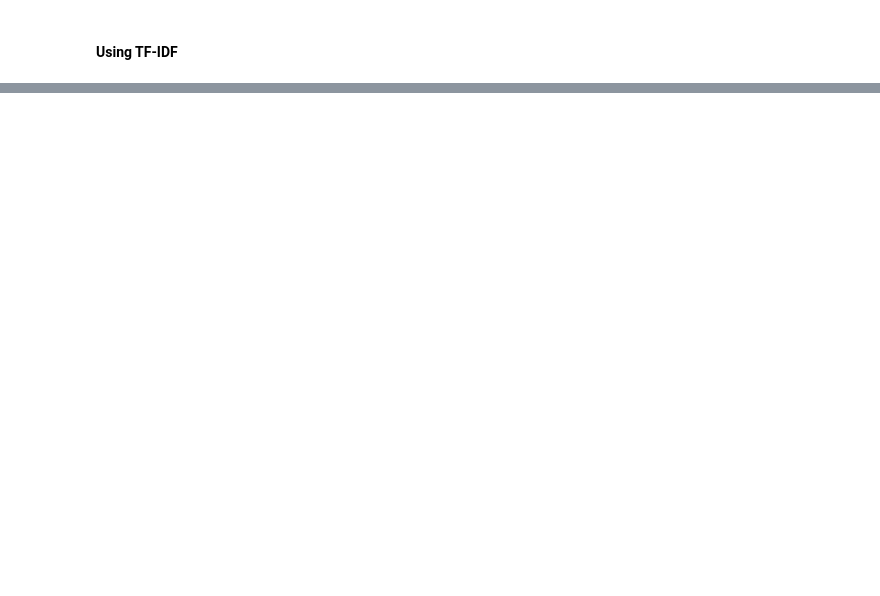
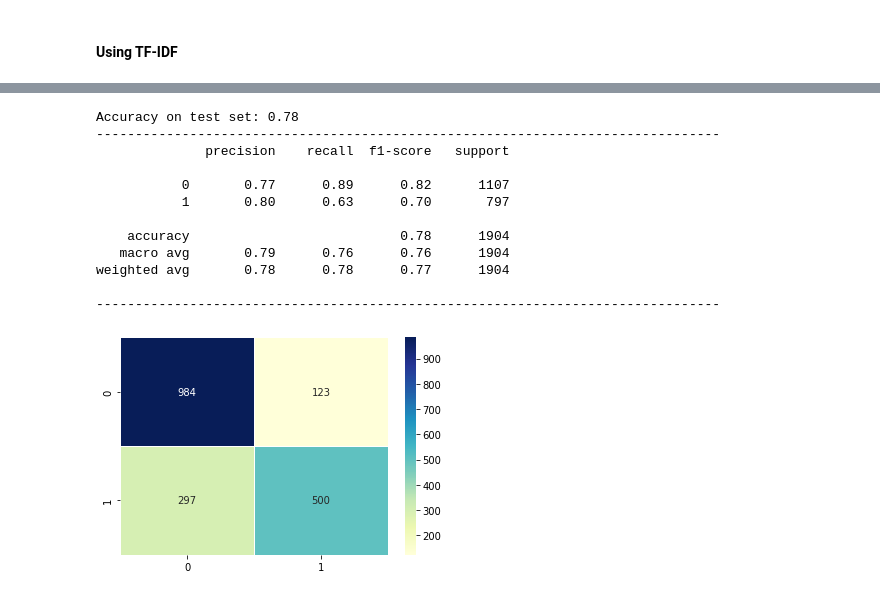
Before and after one commit to sacculifer/NLPower-capstone-project, a Jupyter notebook: NLP_EDA.ipynb, the cells around one changed output, grey strips where cells are left out. Saved outputs shown, nothing was run; the diff lists cells and outputs as text; code cells hidden in the pictures; blank space fills up the shorter version.

```diff
--- a/NLP_EDA.ipynb
+++ b/NLP_EDA.ipynb
@@ -322,0 +612,20 @@ accuracy = 0.796
+# %%
+param_grid = {
+    # Percentage of columns to be randomly samples for each tree.
+    "colsample_bytree": [ 0.3, 0.5 , 0.8 ],
+    # reg_alpha provides l1 regularization to the weight, higher values result in more conservative models
+    "reg_alpha": [0, 0.5, 1, 5],
+    # reg_lambda provides l2 regularization to the weight, higher values result in more conservative models
+    "reg_lambda": [0, 0.5, 1, 5]
+    }
+# Set up score
+#scoring = ['accuracy']
+# Set up the k-fold cross-validation
+#kfold = StratifiedKFold(n_splits=3, shuffle=True, random_state=0)
+# %%
+from xgboost import XGBClassifier
+
+
+gs = GridSearchCV(XGBClassifier(random_state=0), param_grid, scoring='accuracy',cv=5,n_jobs=-1)
+
+gs.fit(X_train_lemm_vectorized, y_train)
@@ -322,0 +711,33 @@ accuracy = 0.796
+# %%
+# Assigning the fitted SGDClassifier model with best parameter combination to a new variable sgd_best
+xgb_best_gs = gs.best_estimator_
+
+# Making predictions on the test set
+y_pred_test_gs = xgb_best_gs.predict(lemm_vectorizer.transform(X_test))
+# %%
+# Print accuracy of our model
+#print("Accuracy on train set:", round(accuracy_score(y_train, y_pred_SVC), 2))
+print("Accuracy on test set:", round(accuracy_score(y_test, y_pred_test_gs), 2))
+print("--------"*10)
+
+# Print classification report of our model
+print(classification_report(y_test, y_pred_test_gs))
+print("--------"*10)
+
+# Confusion matrix using confusion_matrix from sklearn
+cfm = metrics.confusion_matrix(y_test, y_pred_test_gs, )
+sns.heatmap(cfm, cmap='YlGnBu', annot=True, fmt='d', linewidths=.5);
+# %% [output]
+Accuracy on test set: 0.78
+--------------------------------------------------------------------------------
+              precision    recall  f1-score   support
+
+           0       0.77      0.89      0.82      1107
+           1       0.80      0.63      0.70       797
+
+    accuracy                           0.78      1904
+   macro avg       0.79      0.76      0.76      1904
+weighted avg       0.78      0.78      0.77      1904
+
+--------------------------------------------------------------------------------
+[figure, added]
```
Also changed, not shown: parts of 46 cells of this notebook, 4 other files.
